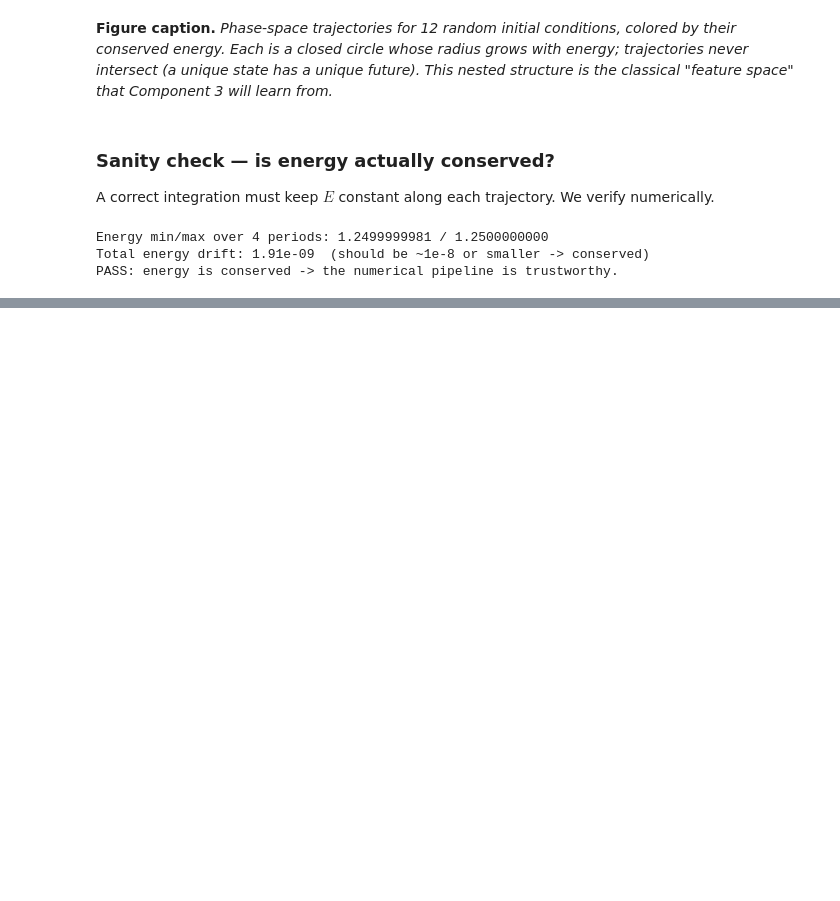
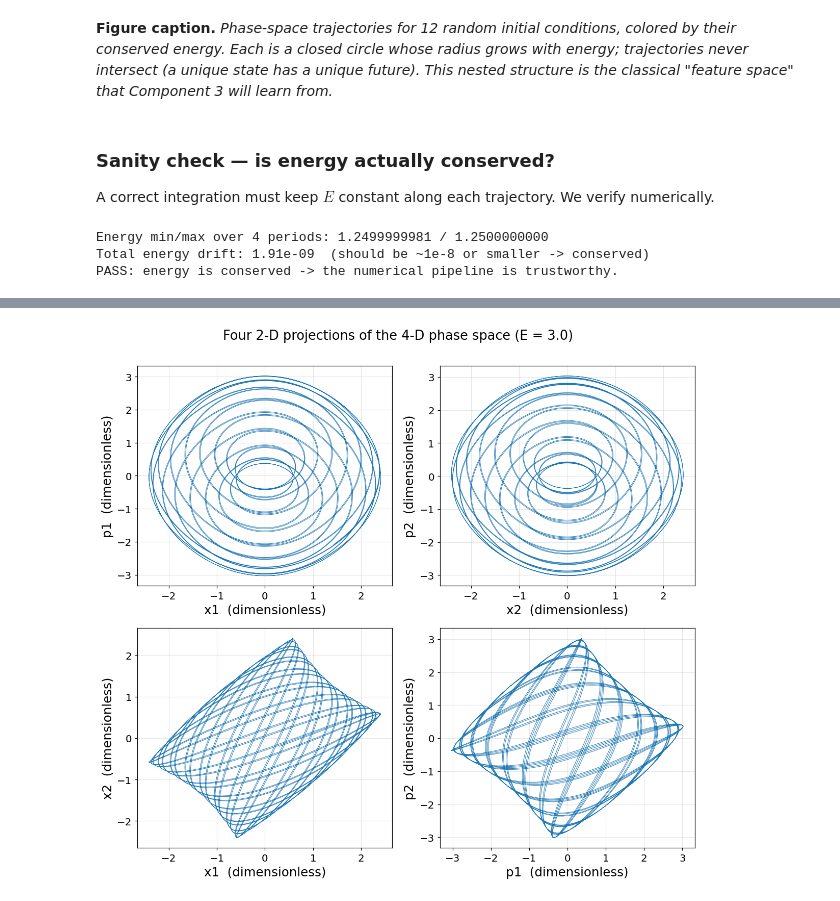
Before and after one commit to msandoval1807/quantum-research, a Jupyter notebook: Assignment 1/component1_classical.ipynb, the cells around one changed output, grey strips where cells are left out. Cells and saved outputs as stored; diff of their text form; code cells hidden in the pictures; blank space fills up the shorter version.

```diff
--- a/Assignment 1/component1_classical.ipynb
+++ b/Assignment 1/component1_classical.ipynb
@@ -226,0 +321,41 @@ PASS: energy is conserved -> the numerical pipeline is trustworthy.
+# %%
+# --- Coupled-oscillator definitions (natural units; reuse V0, k from Task 3) ---
+lam = 0.3   # momentum-momentum coupling strength (dimensionless)
+
+def energy_coupled(x1, p1, x2, p2, m=m, omega=omega, V0=V0, k=k, lam=lam):
+    '''Total energy of the two coupled cosine oscillators.'''
+    H = 0.0
+    for x, p in [(x1, p1), (x2, p2)]:
+        H += p**2/(2*m) + 0.5*m*omega**2*x**2 - V0*np.cos(k*x)
+    return H + lam*p1*p2
+
+def rhs_coupled(t, s, m=m, omega=omega, V0=V0, k=k, lam=lam):
+    '''Hamilton's equations for the coupled system: state = [x1, p1, x2, p2].'''
+    x1, p1, x2, p2 = s
+    return [p1/m + lam*p2, -(m*omega**2*x1 + V0*k*np.sin(k*x1)),
+            p2/m + lam*p1, -(m*omega**2*x2 + V0*k*np.sin(k*x2))]
+
+def solve_p1(x1, x2, p2, E0, m=m, omega=omega, V0=V0, k=k, lam=lam):
+    '''Given (x1, x2, p2) and a target energy E0, solve the quadratic for p1.'''
+    A = 1/(2*m); B = lam*p2
+    C = (p2**2/(2*m) + 0.5*m*omega**2*(x1**2 + x2**2) - V0*np.cos(k*x1) - V0*np.cos(k*x2)) - E0
+    disc = B*B - 4*A*C
+    return None if disc < 0 else (-B + np.sqrt(disc)) / (2*A)
+
+# (b) One trajectory at fixed energy -> the four 2-D projections of the 4-D phase space.
+E0 = 3.0
+p1_0 = solve_p1(0.3, -0.2, 0.4, E0)
+sol = solve_ivp(rhs_coupled, (0, 150), [0.3, p1_0, -0.2, 0.4],
+                t_eval=np.linspace(0, 150, 6000), rtol=1e-10, atol=1e-10)
+x1, p1, x2, p2 = sol.y
+fig, axes = plt.subplots(2, 2, figsize=(11, 10))
+projections = [((x1, p1), ("x1", "p1")), ((x2, p2), ("x2", "p2")),
+               ((x1, x2), ("x1", "x2")), ((p1, p2), ("p1", "p2"))]
+for ax, ((a, b), (la, lb)) in zip(axes.ravel(), projections):
+    ax.plot(a, b, lw=0.6, color="#1f77b4")
+    ax.set_xlabel(la + "  (dimensionless)"); ax.set_ylabel(lb + "  (dimensionless)")
+    ax.grid(True, alpha=0.3)
+fig.suptitle(f"Four 2-D projections of the 4-D phase space (E = {E0})", y=1.0)
+plt.tight_layout(); plt.savefig("fig_c1_coupled_projections.png", dpi=150, bbox_inches="tight"); plt.show()
+# %% [output]
+[figure, added]
```
Also changed, not shown: parts of 13 cells of this notebook, 50 other files.
